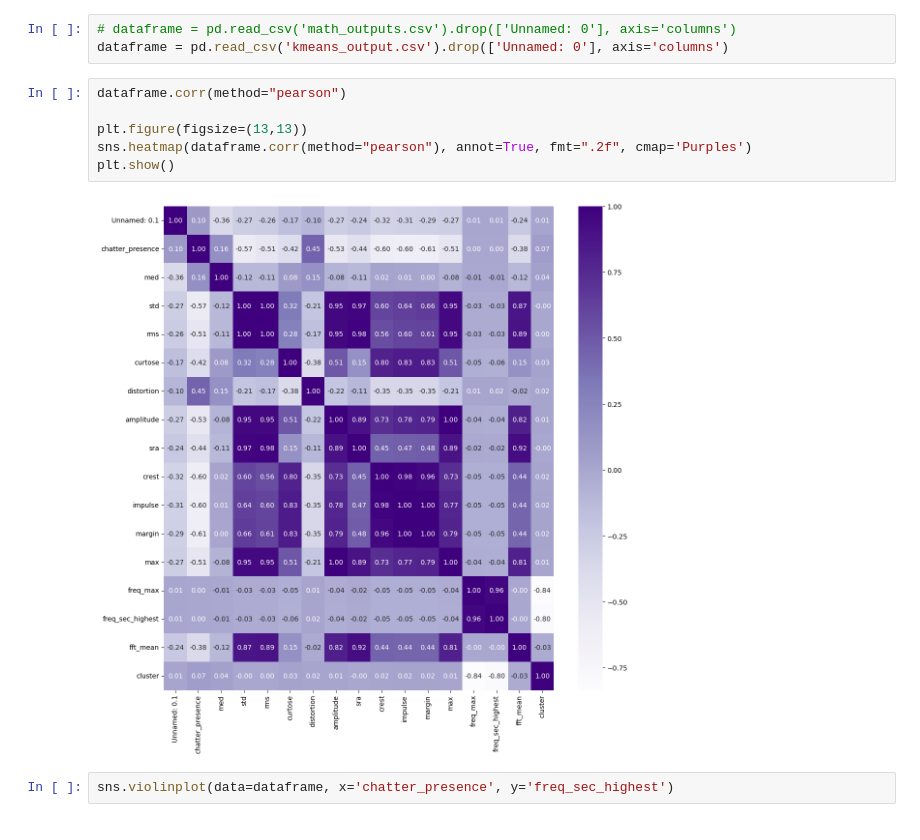
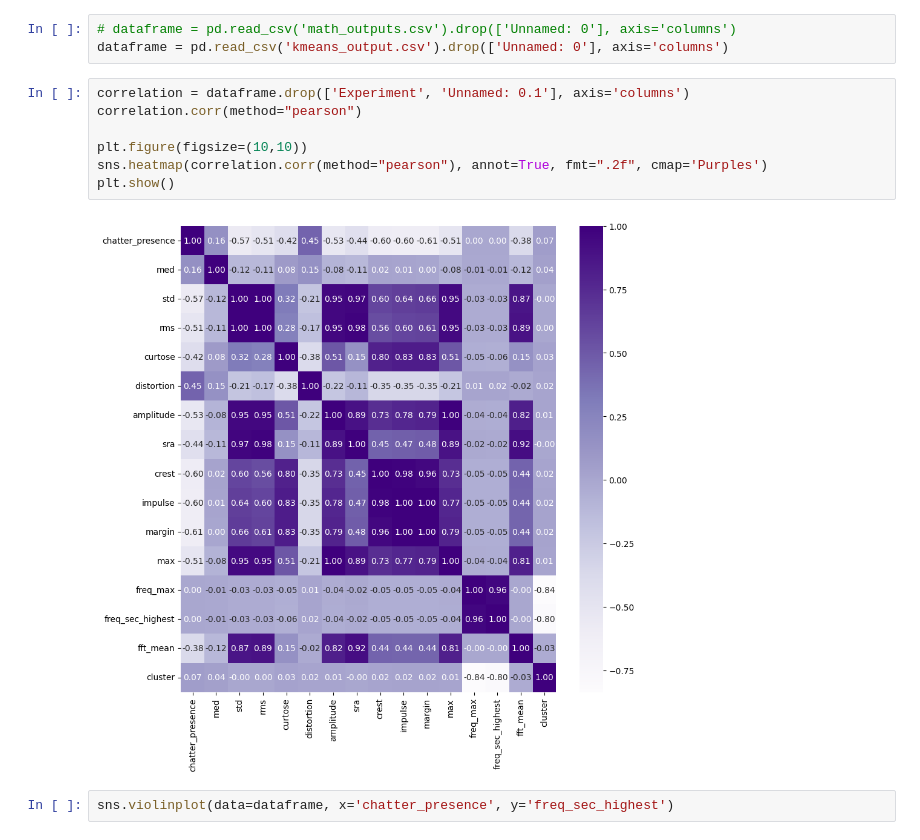
Before and after one commit to AnaJuliaSilvaOliveira/ic-cnc, a Jupyter notebook: models.ipynb, the cells around one changed output. Drawn from its saved outputs; the diff is of its cells as text.

```diff
--- a/models.ipynb
+++ b/models.ipynb
@@ -22,13 +22,14 @@ import time
 # dataframe = pd.read_csv('math_outputs.csv').drop(['Unnamed: 0'], axis='columns')
 dataframe = pd.read_csv('kmeans_output.csv').drop(['Unnamed: 0'], axis='columns')
 # %%
-dataframe.corr(method="pearson")
+correlation = dataframe.drop(['Experiment', 'Unnamed: 0.1'], axis='columns')
+correlation.corr(method="pearson")
 
-plt.figure(figsize=(13,13))
-sns.heatmap(dataframe.corr(method="pearson"), annot=True, fmt=".2f", cmap='Purples')
+plt.figure(figsize=(10,10))
+sns.heatmap(correlation.corr(method="pearson"), annot=True, fmt=".2f", cmap='Purples')
 plt.show()
 # %% [output]
-[figure, old version]
+[figure, new version]
 # %%
 sns.violinplot(data=dataframe, x='chatter_presence', y='freq_sec_highest')
 # %% [output]
```
Also changed, not shown: parts of 1 cell of this notebook.
